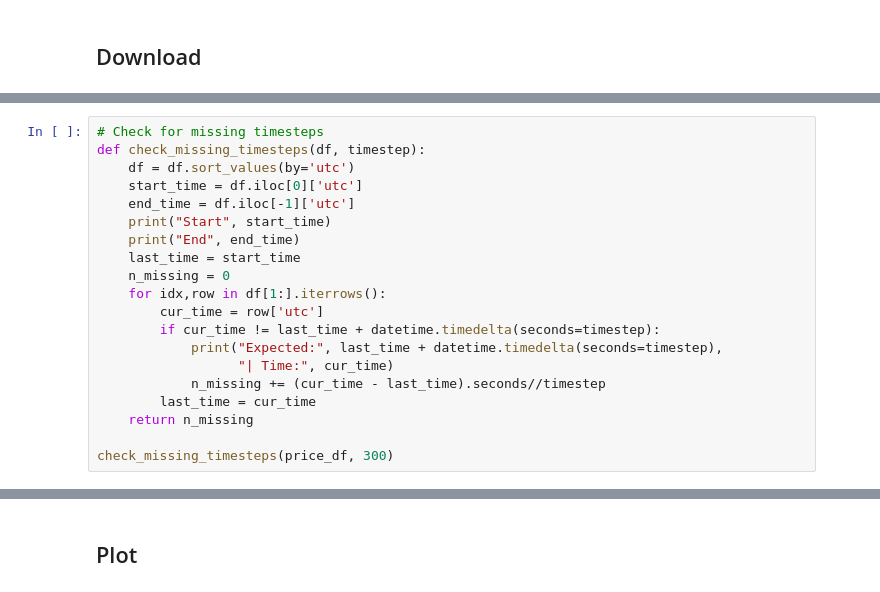
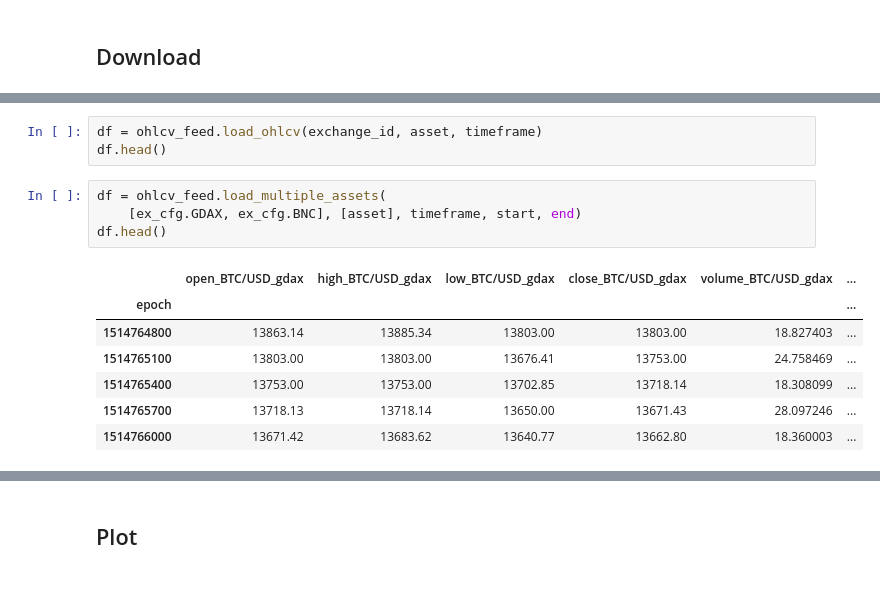
Before and after one commit to bfortuner/punisher, a Jupyter notebook: brave-new-coin.ipynb, the cells around one changed output, grey strips where cells are left out. Drawn from its saved outputs; the diff is of its cells as text.

```diff
--- a/brave-new-coin.ipynb
+++ b/brave-new-coin.ipynb
@@ -196,20 +34,15 @@ price_df.isnull().sum()                            #Show # of null values in eac
-# %%
-# Check for missing timesteps
-def check_missing_timesteps(df, timestep):
-    df = df.sort_values(by='utc')
-    start_time = df.iloc[0]['utc']
-    end_time = df.iloc[-1]['utc']
-    print("Start", start_time)
-    print("End", end_time)
-    last_time = start_time
-    n_missing = 0
-    for idx,row in df[1:].iterrows():
-        cur_time = row['utc']
-        if cur_time != last_time + datetime.timedelta(seconds=timestep):
-            print("Expected:", last_time + datetime.timedelta(seconds=timestep),
-                  "| Time:", cur_time)
-            n_missing += (cur_time - last_time).seconds//timestep
-        last_time = cur_time
-    return n_missing
-
-check_missing_timesteps(price_df, 300)
+# %%
+df = ohlcv_feed.load_ohlcv(exchange_id, asset, timeframe)
+df.head()
+# %%
+df = ohlcv_feed.load_multiple_assets(
+    [ex_cfg.GDAX, ex_cfg.BNC], [asset], timeframe, start, end)
+df.head()
+# %% [output]
+|  | open_BTC/USD_gdax | high_BTC/USD_gdax | low_BTC/USD_gdax | close_BTC/USD_gdax | volume_BTC/USD_gdax | ... |
+| epoch |  |  |  |  |  | ... |
+| 1514764800 | 13863.14 | 13885.34 | 13803.00 | 13803.00 | 18.827403 | ... |
+| 1514765100 | 13803.00 | 13803.00 | 13676.41 | 13753.00 | 24.758469 | ... |
+| 1514765400 | 13753.00 | 13753.00 | 13702.85 | 13718.14 | 18.308099 | ... |
+| 1514765700 | 13718.13 | 13718.14 | 13650.00 | 13671.43 | 28.097246 | ... |
+| 1514766000 | 13671.42 | 13683.62 | 13640.77 | 13662.80 | 18.360003 | ... |
```
Also changed, not shown: parts of 17 cells of this notebook, 7 other files.
